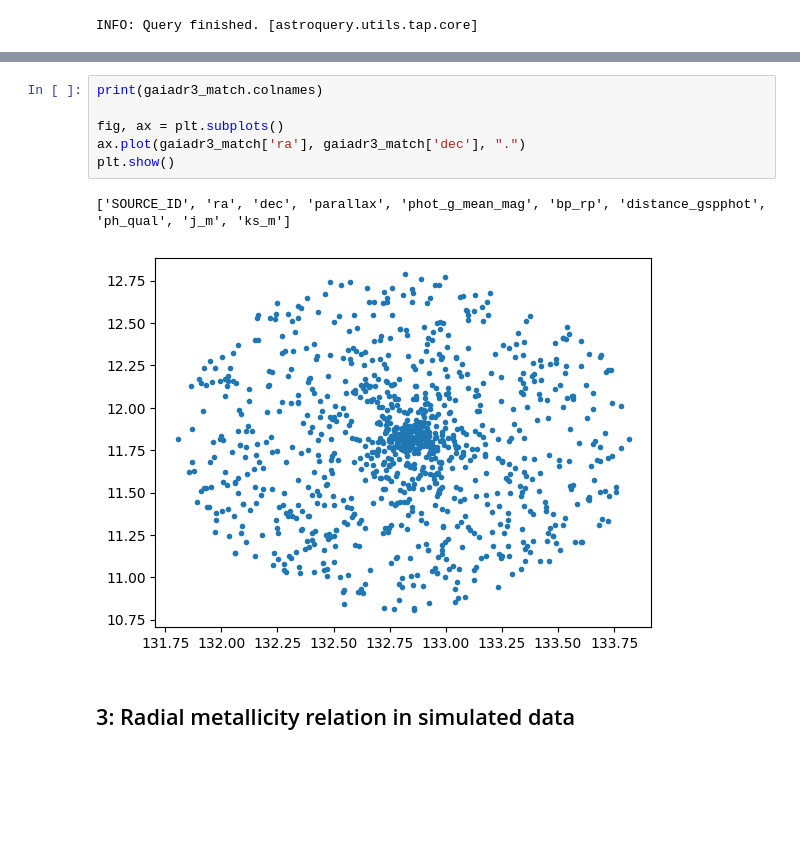
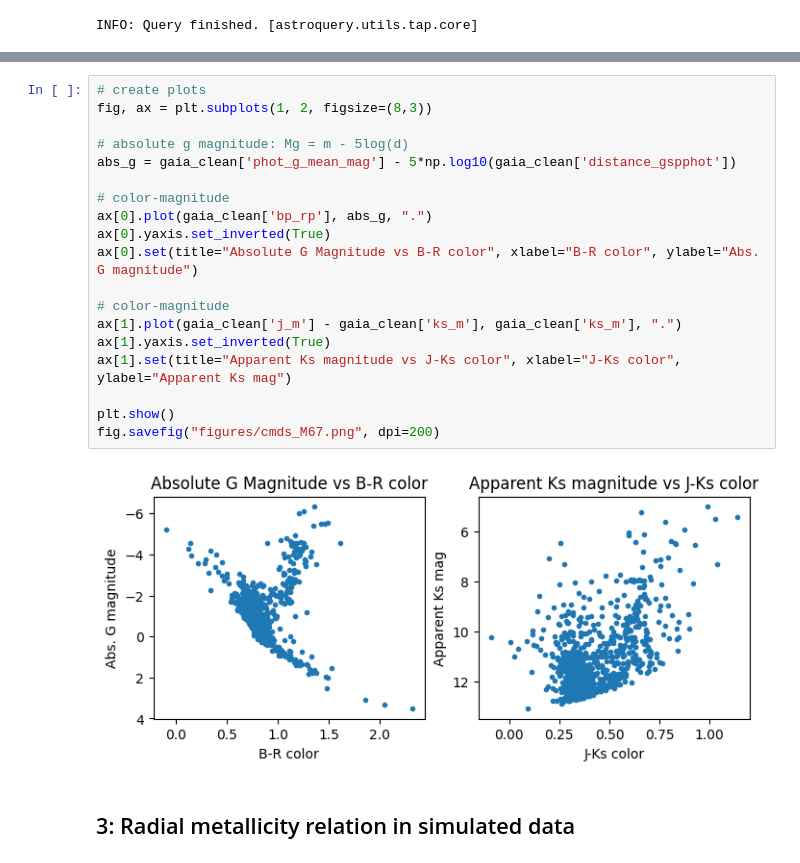
Before and after one commit to cyb0rb/astr8004_assign3, a Jupyter notebook: assignment3.ipynb, the cells around one changed output, grey strips where cells are left out. Drawn from its saved outputs; the diff is of its cells as text; blank space fills up the shorter version.

Commit message:
created color-magnitude diagrams

```diff
--- a/assignment3.ipynb
+++ b/assignment3.ipynb
@@ -79,12 +79,24 @@ Cleaned number of stars (all ph_qual = AAA): 988
-# %%
-print(gaiadr3_match.colnames)
-
-fig, ax = plt.subplots()
-ax.plot(gaiadr3_match['ra'], gaiadr3_match['dec'], ".")
-plt.show()
-# %% [output]
-['SOURCE_ID', 'ra', 'dec', 'parallax', 'phot_g_mean_mag', 'bp_rp', 'distance_gspphot', 'ph_qual', 'j_m', 'ks_m']
-[figure, removed]
+# %%
+# create plots
+fig, ax = plt.subplots(1, 2, figsize=(8,3))
+
+# absolute g magnitude: Mg = m - 5log(d)
+abs_g = gaia_clean['phot_g_mean_mag'] - 5*np.log10(gaia_clean['distance_gspphot'])
+
+# color-magnitude
+ax[0].plot(gaia_clean['bp_rp'], abs_g, ".")
+ax[0].yaxis.set_inverted(True)
+ax[0].set(title="Absolute G Magnitude vs B-R color", xlabel="B-R color", ylabel="Abs. G magnitude")
+
+# color-magnitude
+ax[1].plot(gaia_clean['j_m'] - gaia_clean['ks_m'], gaia_clean['ks_m'], ".")
+ax[1].yaxis.set_inverted(True)
+ax[1].set(title="Apparent Ks magnitude vs J-Ks color", xlabel="J-Ks color", ylabel="Apparent Ks mag")
+
+plt.show()
+fig.savefig("figures/cmds_M67.png", dpi=200)
+# %% [output]
+[figure, added]
 # %% [markdown]
 ## 3: Radial metallicity relation in simulated data
 # %%
```
Also changed, not shown: parts of 1 cell of this notebook, 2 other files.
